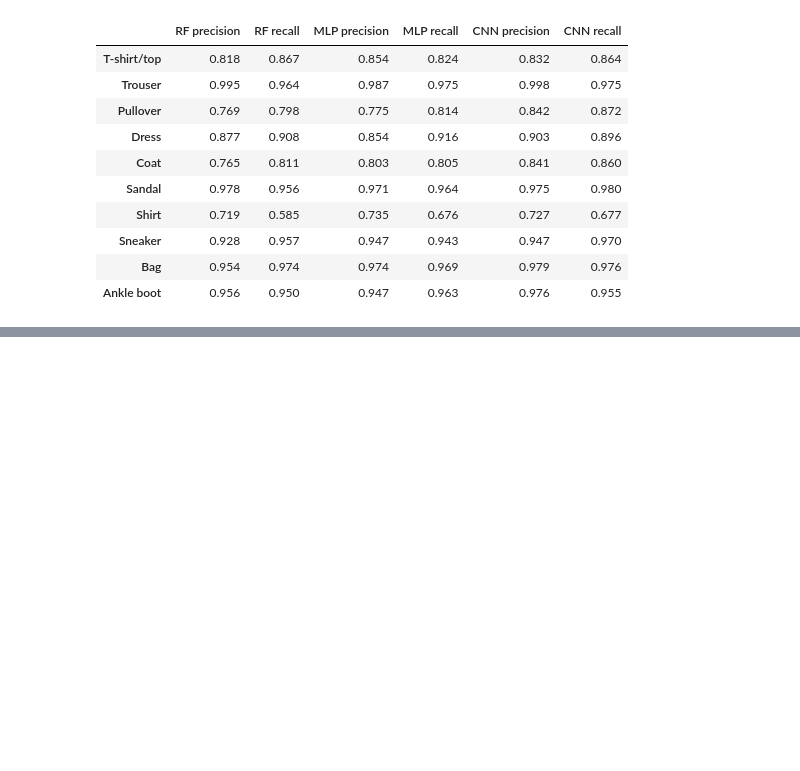
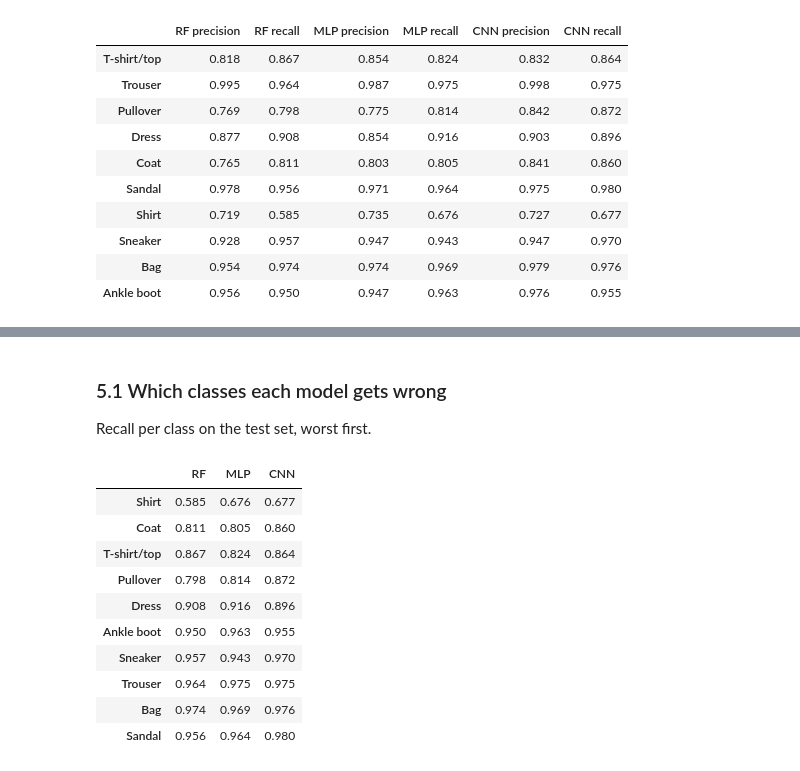
Before and after one commit to dinosmuc/fashion-mnist-benchmark, a Jupyter notebook: notebooks/report.ipynb, the cells around one changed output, grey strips where cells are left out. Cells and saved outputs as stored; diff of their text form; code cells hidden in the pictures; blank space fills up the shorter version.

```diff
--- a/notebooks/report.ipynb
+++ b/notebooks/report.ipynb
@@ -588,0 +612,23 @@ per_class_table()
+# %% [markdown]
+### 5.1 Which classes each model gets wrong
+
+Recall per class on the test set, worst first.
+# %%
+recall = pd.DataFrame(index=CLASS_NAMES)
+
+for name, pred in predictions.items():
+    recall[name] = recall_score(y_test, pred, average=None)
+
+recall.round(3).sort_values("CNN")
+# %% [output]
+|  | RF | MLP | CNN |
+| Shirt | 0.585 | 0.676 | 0.677 |
+| Coat | 0.811 | 0.805 | 0.860 |
+| T-shirt/top | 0.867 | 0.824 | 0.864 |
+| Pullover | 0.798 | 0.814 | 0.872 |
+| Dress | 0.908 | 0.916 | 0.896 |
+| Ankle boot | 0.950 | 0.963 | 0.955 |
+| Sneaker | 0.957 | 0.943 | 0.970 |
+| Trouser | 0.964 | 0.975 | 0.975 |
+| Bag | 0.974 | 0.969 | 0.976 |
+| Sandal | 0.956 | 0.964 | 0.980 |
```
Also changed, not shown: parts of 26 cells of this notebook.
